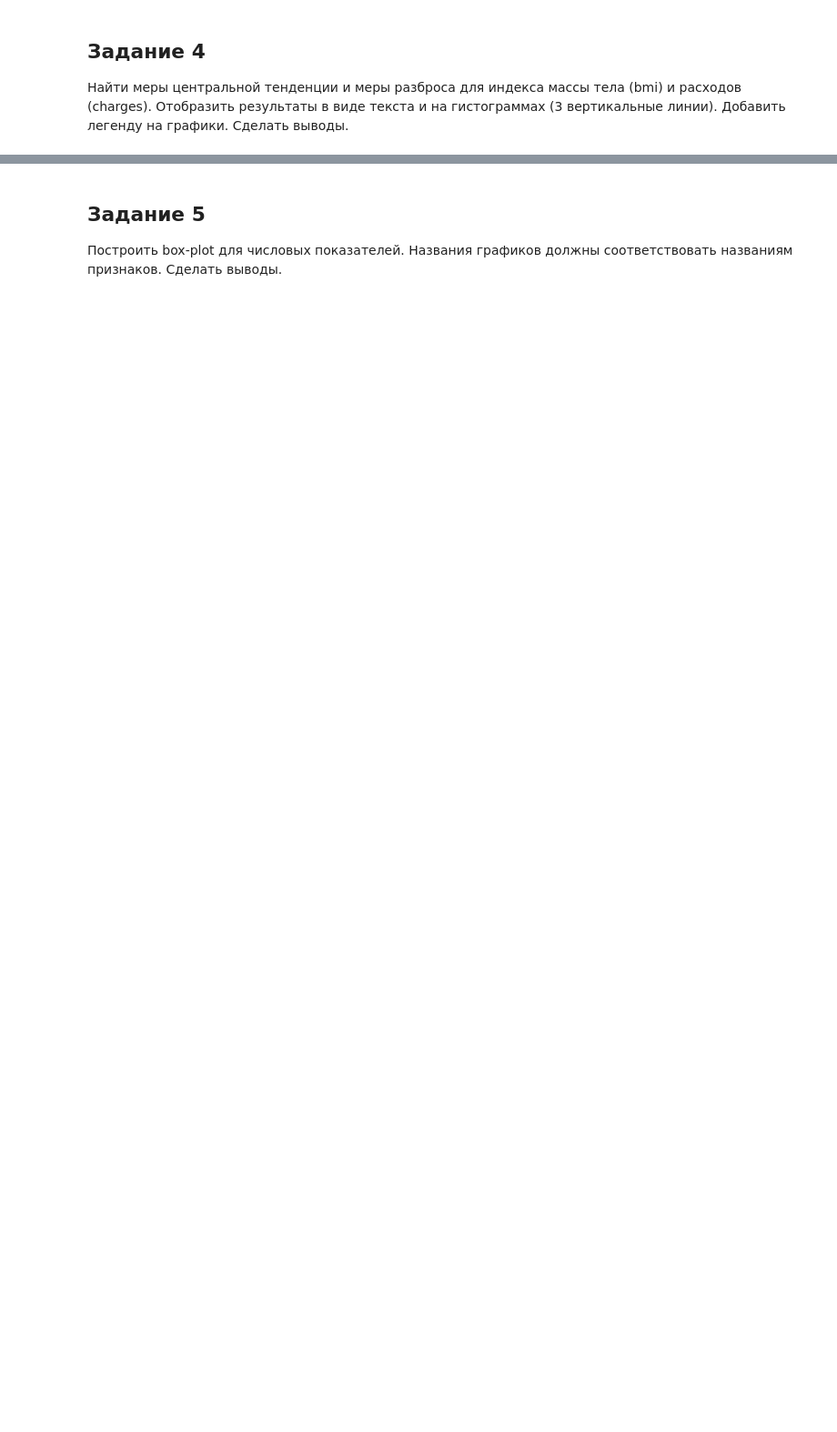
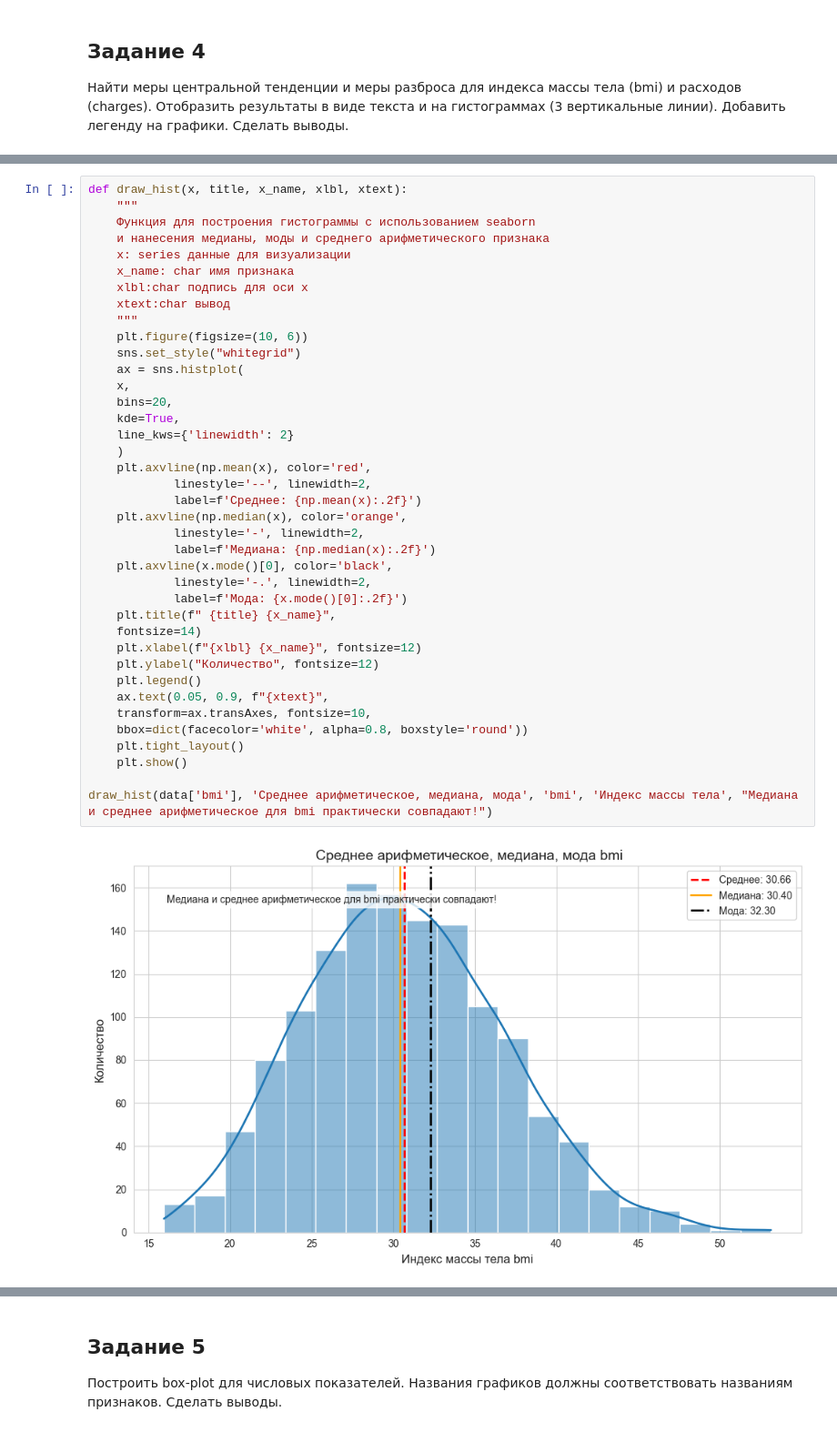
Before and after one commit to THE80X/BigData, a Jupyter notebook: pr-3.ipynb, the cells around one changed output, grey strips where cells are left out. Shown at 91% size. Drawn from its saved outputs; the diff is of its cells as text; blank space fills up the shorter version.

```diff
--- a/pr-3.ipynb
+++ b/pr-3.ipynb
@@ -61,0 +156,41 @@ fig, ax = plt.subplots(1, 3, figsize=(15, 4))
+# %%
+def draw_hist(x, title, x_name, xlbl, xtext):
+    """
+    Функция для построения гистограммы с использованием seaborn
+    и нанесения медианы, моды и среднего арифметического признака
+    x: series данные для визуализации
+    x_name: char имя признака
+    xlbl:char подпись для оси х
+    xtext:char вывод
+    """
+    plt.figure(figsize=(10, 6))
+    sns.set_style("whitegrid")
+    ax = sns.histplot(
+    x,
+    bins=20,
+    kde=True,
+    line_kws={'linewidth': 2}
+    )
+    plt.axvline(np.mean(x), color='red',
+            linestyle='--', linewidth=2,
+            label=f'Среднее: {np.mean(x):.2f}')
+    plt.axvline(np.median(x), color='orange',
+            linestyle='-', linewidth=2,
+            label=f'Медиана: {np.median(x):.2f}')
+    plt.axvline(x.mode()[0], color='black',
+            linestyle='-.', linewidth=2,
+            label=f'Мода: {x.mode()[0]:.2f}')
+    plt.title(f" {title} {x_name}",
+    fontsize=14)
+    plt.xlabel(f"{xlbl} {x_name}", fontsize=12)
+    plt.ylabel("Количество", fontsize=12)
+    plt.legend()
+    ax.text(0.05, 0.9, f"{xtext}",
+    transform=ax.transAxes, fontsize=10,
+    bbox=dict(facecolor='white', alpha=0.8, boxstyle='round'))
+    plt.tight_layout()
+    plt.show()
+
+draw_hist(data['bmi'], 'Среднее арифметическое, медиана, мода', 'bmi', 'Индекс массы тела', "Медиана и среднее арифметическое для bmi практически совпадают!")
+# %% [output]
+[figure, added]
```
Also changed, not shown: parts of 40 cells of this notebook, 4 other files.
